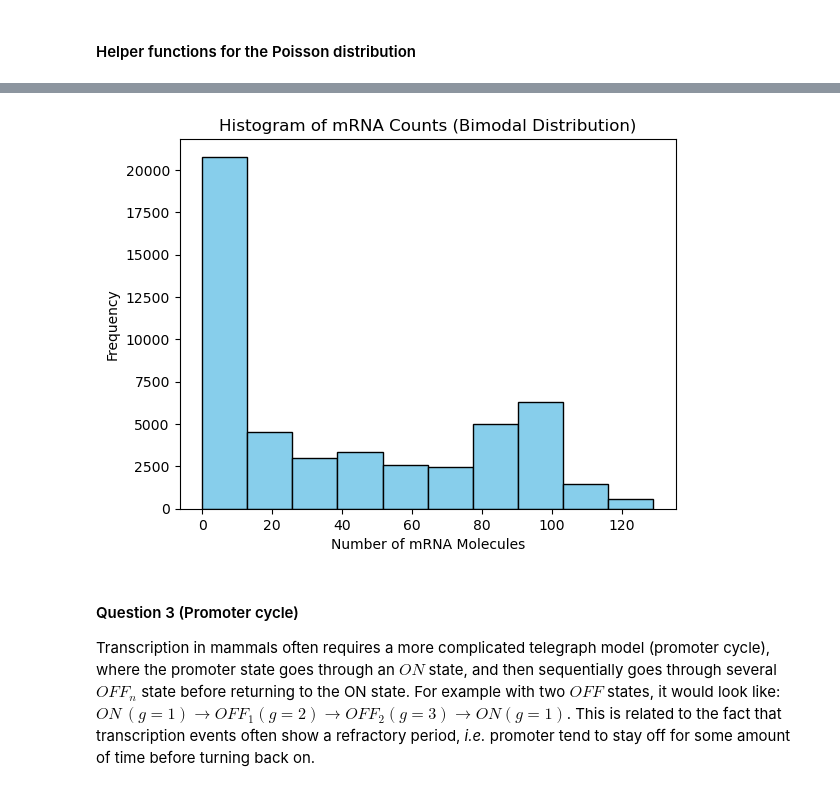
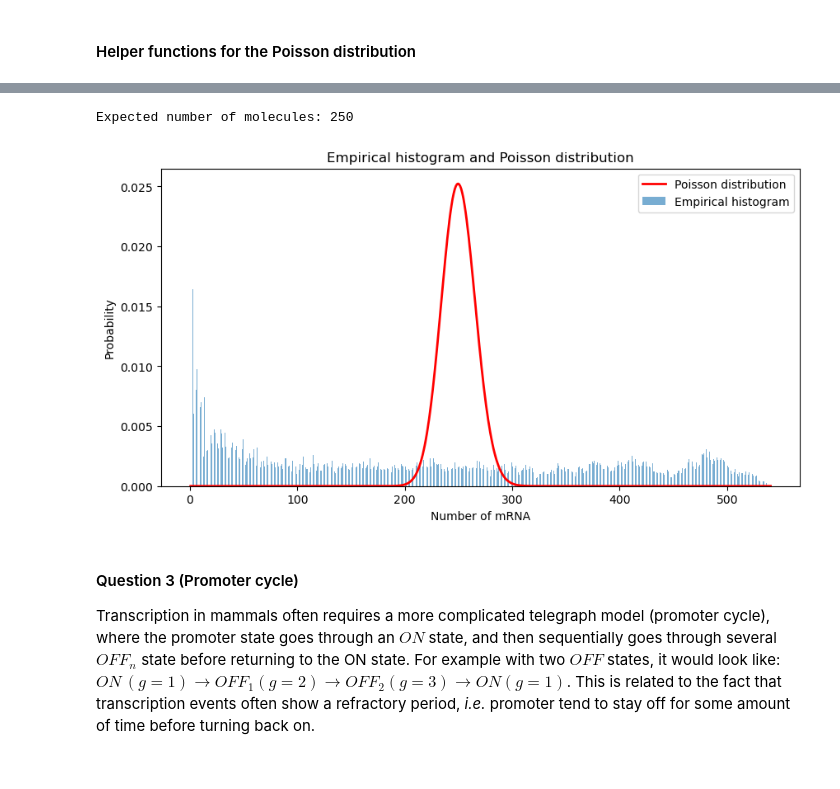
Before and after one commit to GregoirePachebat/group_18, a Jupyter notebook: Week11/Exercise_Week11_12_A_Exercises.ipynb, the cells around one changed output, grey strips where cells are left out. Cells and saved outputs as stored; diff of their text form; code cells hidden in the pictures.

```diff
--- a/Week11/Exercise_Week11_12_A_Exercises.ipynb
+++ b/Week11/Exercise_Week11_12_A_Exercises.ipynb
@@ -335,24 +336,50 @@ plt.show()
 # %%
-s = 20   # Number of initiations per minute
-k = 0.2  # Degradation rate, 1/k = 10 minutes
-k_off = 0.05  # Switching off rate, t_on = 1/k_off = 20 minutes
-k_on = 0.05  # Switching on rate, t_off = 1/k_on = 20 minutes
+# Initial conditions for the state (g,n) at time t=0
+g_0 = 1 # Initial promoter state
+
+# Parameters for bimodal distribution
+s = 10 # Number of initiations per minute
+k = 0.02 # Degradation rate, 1/k
+k_off = 1/100 # Switching off rate, t_on = 1/k_off
+k_on  = 1/100 # Switching on rate, t_off = 1/k_on
+
+t_on = 1/k_off
+t_off = 1/k_on
+p_on = t_on / (t_on + t_off)
+n_expected = s / k * p_on
+# Convert to integer
+n_0 = int(n_expected)
+
+DT = 0.01 # min
+
+print(f"Expected number of molecules: {n_0}")
+
+t_end = 100 * 1/k # Total simulation time in minutes, adjust if needed
 
 parameters = [s, k, k_on, k_off]
 
-n_traj, g_traj, t_traj = run_gillespie_telegraph(n_0, g_0, [s, k, k_on, k_off], t_end, DT)
+# Run the Gillespie algorithm
+n_print, g_print, t_print = run_gillespie_telegraph(n_0, g_0, parameters, t_end, DT)
 
-# Plot histogram of mRNA counts
-import matplotlib.pyplot as plt
-import numpy as np
+# Calculate the empirical histogram
+counts, bins = np.histogram(n_print, bins=range(max(n_print)+1), density=True)
+bin_centers = (bins[:-1] + bins[1:]) / 2
 
-plt.hist(n_traj, color='skyblue', edgecolor='black')
-plt.title('Histogram of mRNA Counts (Bimodal Distribution)')
-plt.xlabel('Number of mRNA Molecules')
-plt.ylabel('Frequency')
+# Calculate the Poisson
+poisson_probs = Poisson(n_expected, bin_centers)
+
+# Plot the empirical histogram and the Poisson distribution
+plt.figure(figsize=(10, 5))
+plt.bar(bin_centers, counts, width=0.5, alpha=0.6, label='Empirical histogram')
+plt.plot(bin_centers, poisson_probs, 'r-', lw=2, label='Poisson distribution')
+plt.xlabel('Number of mRNA')
+plt.ylabel('Probability')
+plt.title('Empirical histogram and Poisson distribution')
+plt.legend()
 plt.show()
 # %% [output]
+Expected number of molecules: 250
-[figure, old version]
+[figure, new version]
 # %% [markdown]
 #### Question 3 (Promoter cycle)
 Transcription in mammals often requires a more complicated telegraph model (promoter cycle), where the promoter state goes through an $ON$ state, and then sequentially goes through several $OFF_n$ state before returning to the ON state. For example with two $OFF$ states, it would look like: $ON\,(g=1)\longrightarrow OFF_1 (g=2) \longrightarrow OFF_2 (g=3) \longrightarrow ON (g=1)$. This is related to the fact that transcription events often show a refractory period, *i.e.* promoter tend to stay off for some amount of time before turning back on.
```
Also changed, not shown: parts of 5 cells of this notebook.
